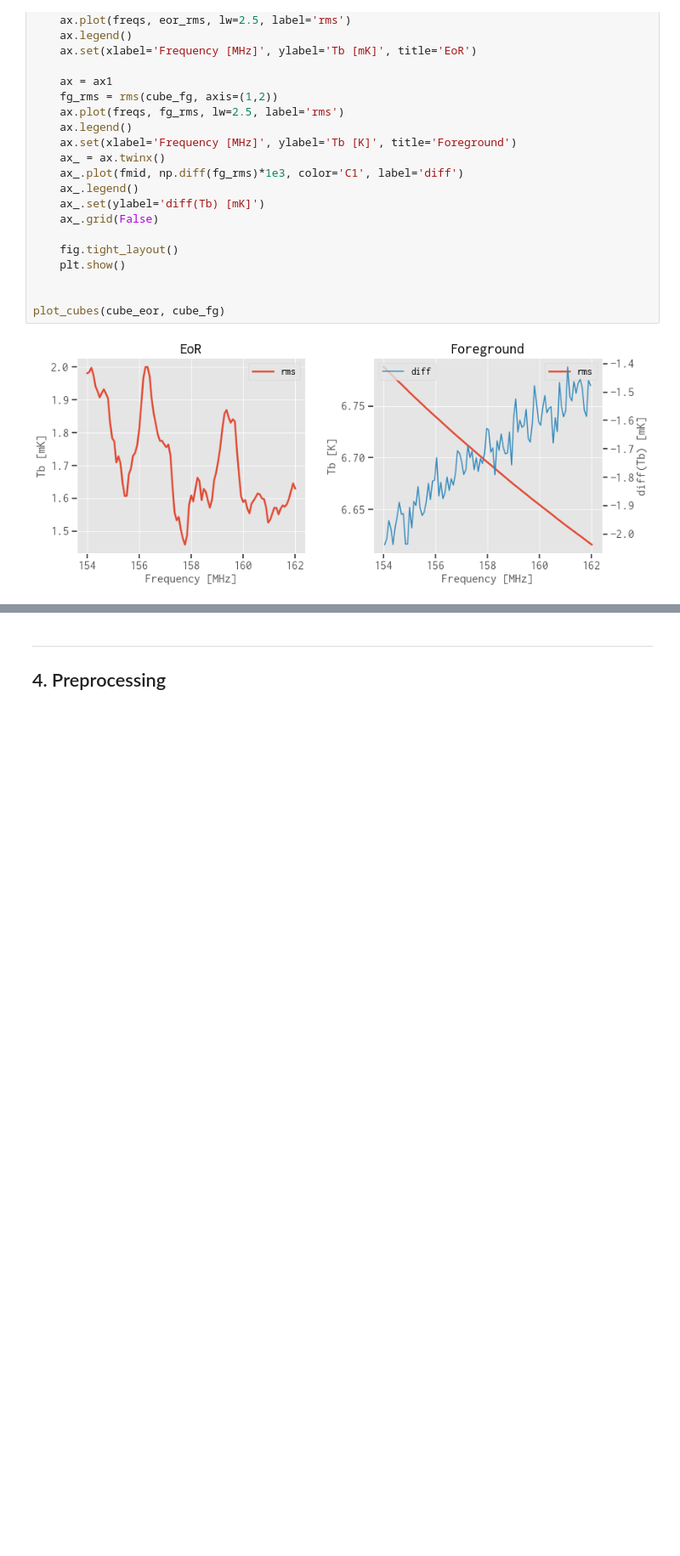
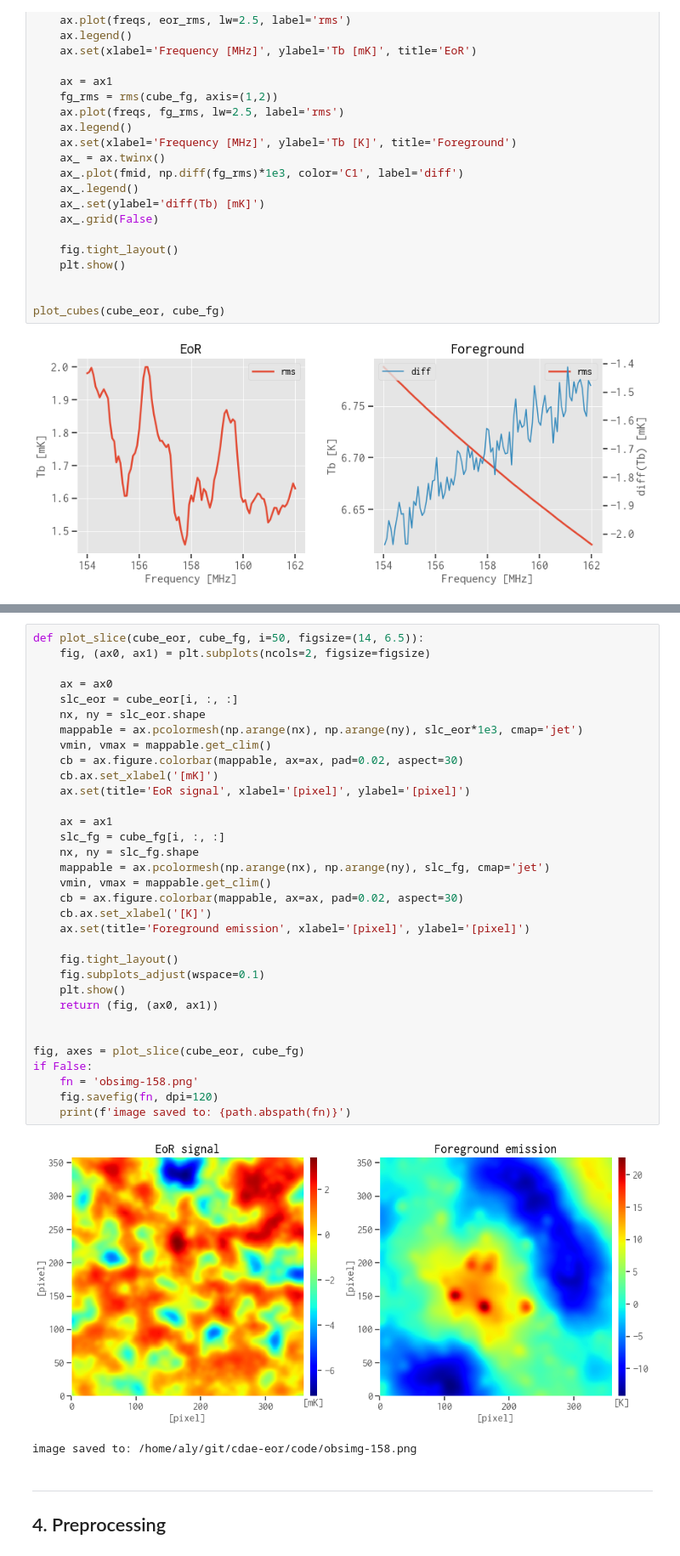
Before and after one commit to liweitianux/cdae-eor, a Jupyter notebook: code/cdae.ipynb, the cells around one changed output, grey strips where cells are left out. Shown at 85% size. Drawn from its saved outputs; the diff is of its cells as text; blank space fills up the shorter version.

```diff
--- a/code/cdae.ipynb
+++ b/code/cdae.ipynb
@@ -470,3 +459,39 @@ if False:
+# %%
+def plot_slice(cube_eor, cube_fg, i=50, figsize=(14, 6.5)):
+    fig, (ax0, ax1) = plt.subplots(ncols=2, figsize=figsize)
+
+    ax = ax0
+    slc_eor = cube_eor[i, :, :]
+    nx, ny = slc_eor.shape
+    mappable = ax.pcolormesh(np.arange(nx), np.arange(ny), slc_eor*1e3, cmap='jet')
+    vmin, vmax = mappable.get_clim()
+    cb = ax.figure.colorbar(mappable, ax=ax, pad=0.02, aspect=30)
+    cb.ax.set_xlabel('[mK]')
+    ax.set(title='EoR signal', xlabel='[pixel]', ylabel='[pixel]')
+
+    ax = ax1
+    slc_fg = cube_fg[i, :, :]
+    nx, ny = slc_fg.shape
+    mappable = ax.pcolormesh(np.arange(nx), np.arange(ny), slc_fg, cmap='jet')
+    vmin, vmax = mappable.get_clim()
+    cb = ax.figure.colorbar(mappable, ax=ax, pad=0.02, aspect=30)
+    cb.ax.set_xlabel('[K]')
+    ax.set(title='Foreground emission', xlabel='[pixel]', ylabel='[pixel]')
+
+    fig.tight_layout()
+    fig.subplots_adjust(wspace=0.1)
+    plt.show()
+    return (fig, (ax0, ax1))
+
+
+fig, axes = plot_slice(cube_eor, cube_fg)
+if False:
+    fn = 'obsimg-158.png'
+    fig.savefig(fn, dpi=120)
+    print(f'image saved to: {path.abspath(fn)}')
+# %% [output]
+[figure, added]
+image saved to: /home/aly/git/cdae-eor/code/obsimg-158.png
 # %% [markdown]
 ---
 
```
Also changed, not shown: parts of 9 cells of this notebook, 1 other file.
